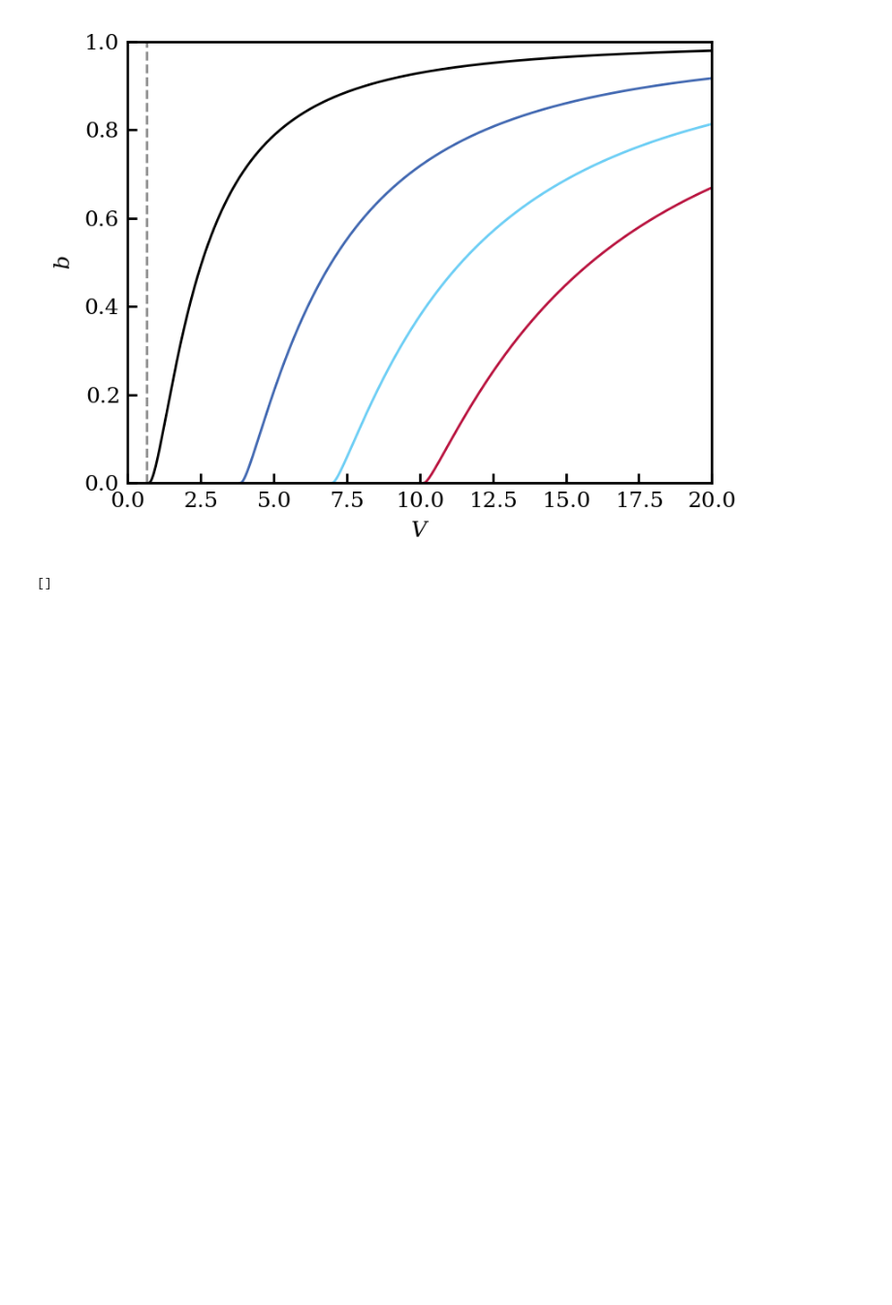
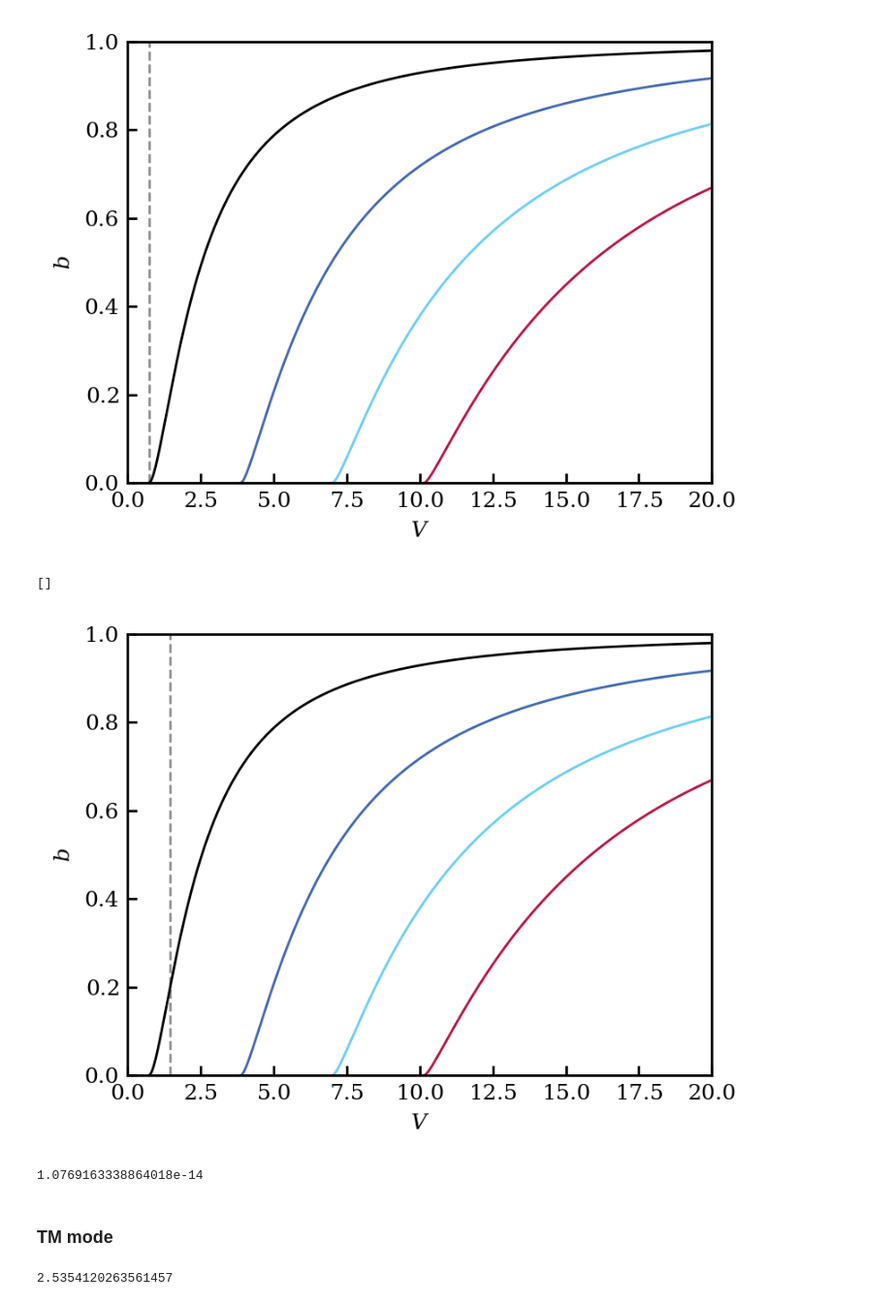
Before and after one commit to dachengx/fundamentals_of_photonics, a Jupyter notebook: exercise_1007.ipynb, the cells around one changed output. Shown at 97% size. Cells and saved outputs as stored; diff of their text form; code cells hidden in the pictures; blank space fills up the shorter version.

Commit message:
Relations of normalized propagation parameters of TM modes & add problem 1 of hw5

```diff
--- a/exercise_1007.ipynb
+++ b/exercise_1007.ipynb
@@ -61,6 +17,3 @@ nf = 5.0
 ns = 4.0
 nc = 3.0
 h = 1 / (2 * np.pi)
-# %%
-a = (ns ** 2 - nc ** 2) / (nf ** 2 - ns ** 2)
-lam = h * 2 * np.pi * (nf ** 2 - ns ** 2) ** 0.5 / np.arctan(a)
@@ -70,0 +22,2 @@ np.float64(4.5382815243608166)
+# %%
+lam = h * 2 * np.pi * (nf ** 2 - ns ** 2) ** 0.5 / V(0, a(nf, ns, nc), 0, nf, ns, nc, te=True)
@@ -74,3 +31,15 @@ print(roots)
 # %% [output]
 [figure]
 []
+# %%
+lam /= 2
+roots = plot_V(lam, nf, ns, nc, h, te=True, numax=3)
+theta = np.arcsin((roots[0] * (nf ** 2 - ns ** 2) + ns ** 2) ** 0.5 / nf)
+# %% [output]
+[figure, added]
+# %%
+k0(lam) * nf * h * (1 - np.sin(theta) ** 2) ** 0.5 + te_phi(theta, nf, ns) + te_phi(theta, nf, nc)
+# %% [output]
+1.0769163338864018e-14
+# %% [markdown]
+### TM mode
@@ -76,0 +49,4 @@ print(roots)
+# %%
+lam
+# %% [output]
+2.5354120263561457
```
Also changed, not shown: parts of 10 cells of this notebook, 4 other files.
